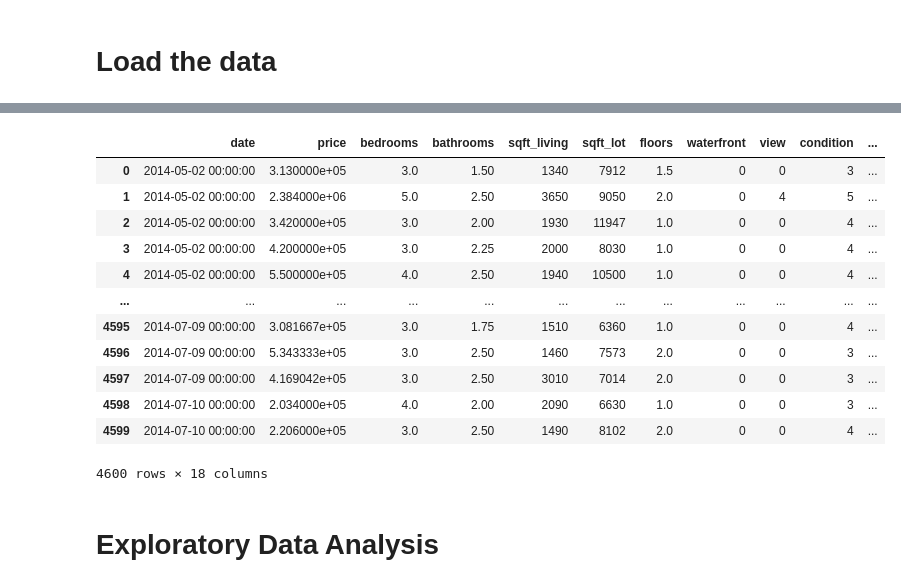
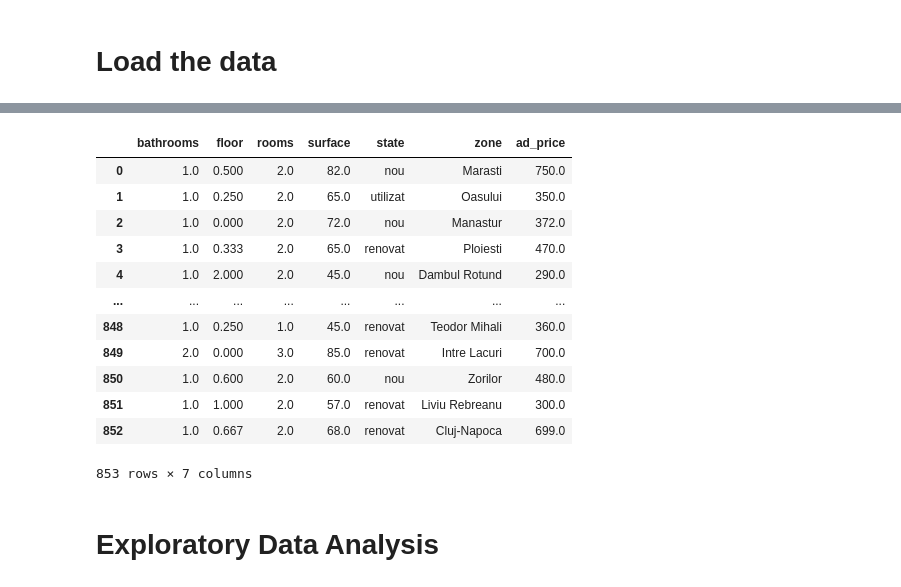
Before and after one commit to ancaciurte/house_price_prediction_kaggle, a Jupyter notebook: house-pricing_train _MLflow.ipynb, the cells around one changed output, grey strips where cells are left out. Saved outputs shown, nothing was run; the diff lists cells and outputs as text; code cells hidden in the pictures.

```diff
--- a/house-pricing_train.ipynb
+++ b/house-pricing_train _MLflow.ipynb
@@ -10,12 +10,14 @@ import pandas as pd # data processing, CSV file I/O (e.g. pd.read_csv)
 
 # Input data files are available in the read-only "../input/" directory
 # For example, running this (by clicking run or pressing Shift+Enter) will list all files under the input directory
-dirpath = 'HousePredictionKaggle/'
+dirpath = 'Dataset/'
 import os
 for dirname, _, filenames in os.walk(dirpath):
     for filename in filenames:
         print(os.path.join(dirname, filename))
 
+import mlflow
+
 # You can write up to 20GB to the current directory (/kaggle/working/) that gets preserved as output when you create a version using "Save & Run All"
 # You can also write temporary files to /kaggle/temp/, but they won't be saved outside of the current session
 # %% [output]
@@ -34,20 +37,20 @@ from sklearn.preprocessing import LabelEncoder
 # %%
-df = pd.read_csv(dirpath+"/data.csv")  # Reading dataset
+df = pd.read_csv(dirpath+"/offers_cluj-napoca_2022-03-25.csv")  # Reading dataset
 df
 # %% [output]
-|  | date | price | bedrooms | bathrooms | sqft_living | sqft_lot | floors | waterfront | view | condition | ... |
-| 0 | 2014-05-02 00:00:00 | 3.130000e+05 | 3.0 | 1.50 | 1340 | 7912 | 1.5 | 0 | 0 | 3 | ... |
-| 1 | 2014-05-02 00:00:00 | 2.384000e+06 | 5.0 | 2.50 | 3650 | 9050 | 2.0 | 0 | 4 | 5 | ... |
-| 2 | 2014-05-02 00:00:00 | 3.420000e+05 | 3.0 | 2.00 | 1930 | 11947 | 1.0 | 0 | 0 | 4 | ... |
-| 3 | 2014-05-02 00:00:00 | 4.200000e+05 | 3.0 | 2.25 | 2000 | 8030 | 1.0 | 0 | 0 | 4 | ... |
-| 4 | 2014-05-02 00:00:00 | 5.500000e+05 | 4.0 | 2.50 | 1940 | 10500 | 1.0 | 0 | 0 | 4 | ... |
-| ... | ... | ... | ... | ... | ... | ... | ... | ... | ... | ... | ... |
-| 4595 | 2014-07-09 00:00:00 | 3.081667e+05 | 3.0 | 1.75 | 1510 | 6360 | 1.0 | 0 | 0 | 4 | ... |
-| 4596 | 2014-07-09 00:00:00 | 5.343333e+05 | 3.0 | 2.50 | 1460 | 7573 | 2.0 | 0 | 0 | 3 | ... |
-| 4597 | 2014-07-09 00:00:00 | 4.169042e+05 | 3.0 | 2.50 | 3010 | 7014 | 2.0 | 0 | 0 | 3 | ... |
-| 4598 | 2014-07-10 00:00:00 | 2.034000e+05 | 4.0 | 2.00 | 2090 | 6630 | 1.0 | 0 | 0 | 3 | ... |
-| 4599 | 2014-07-10 00:00:00 | 2.206000e+05 | 3.0 | 2.50 | 1490 | 8102 | 2.0 | 0 | 0 | 4 | ... |
+|  | bathrooms | floor | rooms | surface | state | zone | ad_price |
+| 0 | 1.0 | 0.500 | 2.0 | 82.0 | nou | Marasti | 750.0 |
+| 1 | 1.0 | 0.250 | 2.0 | 65.0 | utilizat | Oasului | 350.0 |
+| 2 | 1.0 | 0.000 | 2.0 | 72.0 | nou | Manastur | 372.0 |
+| 3 | 1.0 | 0.333 | 2.0 | 65.0 | renovat | Ploiesti | 470.0 |
+| 4 | 1.0 | 2.000 | 2.0 | 45.0 | nou | Dambul Rotund | 290.0 |
+| ... | ... | ... | ... | ... | ... | ... | ... |
+| 848 | 1.0 | 0.250 | 1.0 | 45.0 | renovat | Teodor Mihali | 360.0 |
+| 849 | 2.0 | 0.000 | 3.0 | 85.0 | renovat | Intre Lacuri | 700.0 |
+| 850 | 1.0 | 0.600 | 2.0 | 60.0 | nou | Zorilor | 480.0 |
+| 851 | 1.0 | 1.000 | 2.0 | 57.0 | renovat | Liviu Rebreanu | 300.0 |
+| 852 | 1.0 | 0.667 | 2.0 | 68.0 | renovat | Cluj-Napoca | 699.0 |
-4600 rows × 18 columns
+853 rows × 7 columns
 # %% [markdown]
 # Exploratory Data Analysis
 # %%
```
Also changed, not shown: parts of 9 cells of this notebook, 1 other file.
